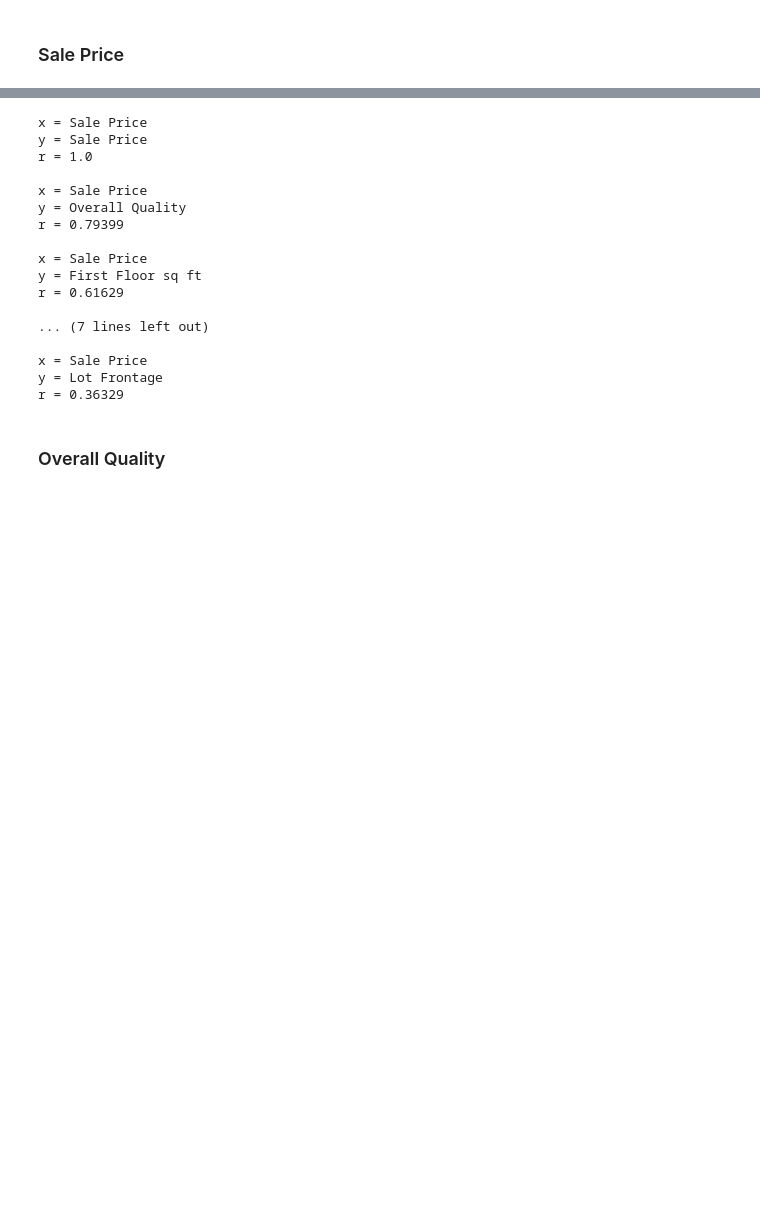
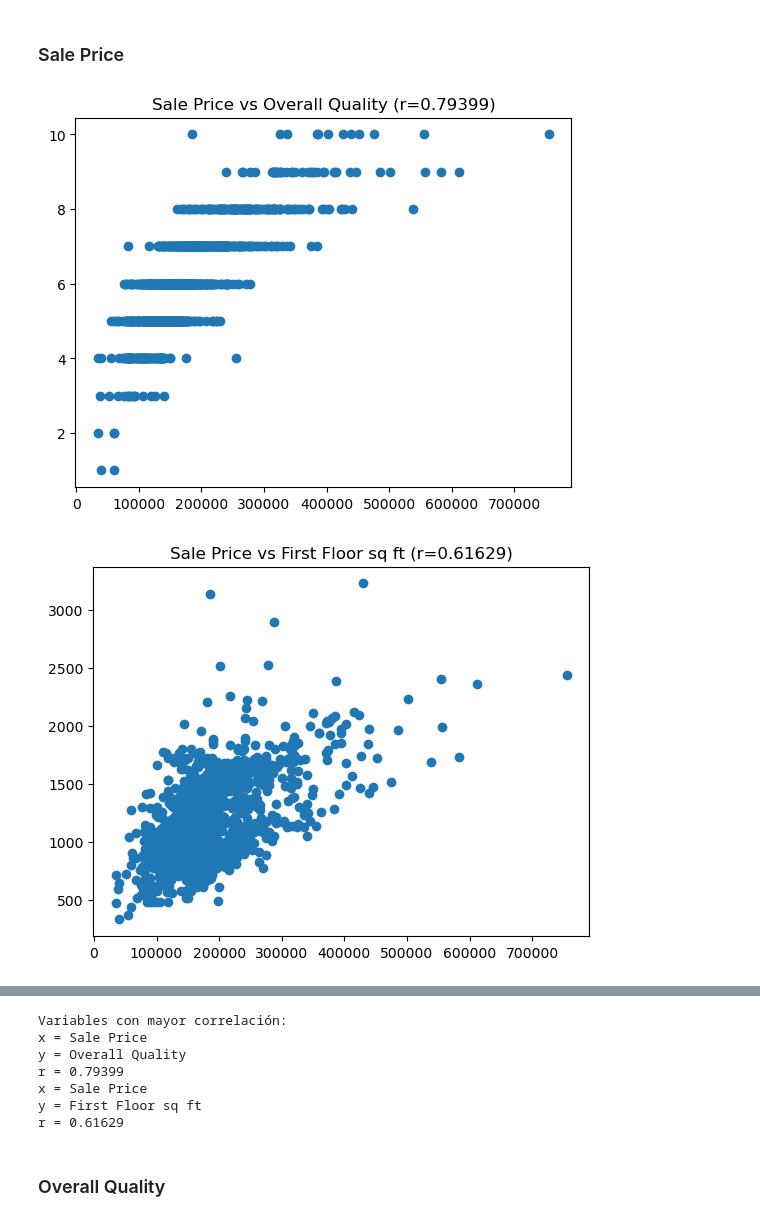
Before and after one commit to SirJose/Proyecto1, a Jupyter notebook: Proyecto1.ipynb, the cells around one changed output, grey strips where cells are left out. Drawn from its saved outputs; the diff is of its cells as text; code cells hidden in the pictures; blank space fills up the shorter version.

Commit message:
Calculo de coeficientes de correlacion y grafica scatterplot x vs y

```diff
--- a/Proyecto1.ipynb
+++ b/Proyecto1.ipynb
@@ -161,10 +161,15 @@ drawHistogram(5, "Lot Frontage", "LotFrontage", "Count", "#8f19b3")
 # %% [markdown]
 ## Correlaciones
 # %%
+# Columnas de data set
 saleprice = trainingData[:,0]
 overallquality = trainingData[:,1]
 firstfloorsqft = trainingData[:,2]
 totalrooms = trainingData[:,3]
 yearbuilt = trainingData[:,4]
 lotfrontage = trainingData[:,5]
+
+# Labels de columnas de data set
+columnas = [saleprice, overallquality, firstfloorsqft, totalrooms, yearbuilt, lotfrontage]
+colLabels = ("Sale Price","Overall Quality","First Floor sq ft","Total Rooms","Year built","Lot Frontage");
 # %%
@@ -202,5 +223,7 @@ def printCorrelations(column, name):
 # %% [markdown]
 ### Sale Price
 # %%
-printCorrelations(saleprice, "Sale Price")
+printCorrelations(saleprice,0)
 # %% [output]
+[figure, added]
+[figure, added]
@@ -207,20 +233,10 @@ printCorrelations(saleprice, "Sale Price")
-x = Sale Price
-y = Sale Price
-r = 1.0
-
+Variables con mayor correlación:
 x = Sale Price
 y = Overall Quality
 r = 0.79399
-
 x = Sale Price
 y = First Floor sq ft
 r = 0.61629
-
-... (7 lines left out)
-
-x = Sale Price
-y = Lot Frontage
-r = 0.36329
 # %% [markdown]
 ### Overall Quality
 # %%
```
Also changed, not shown: parts of 4 cells of this notebook.
